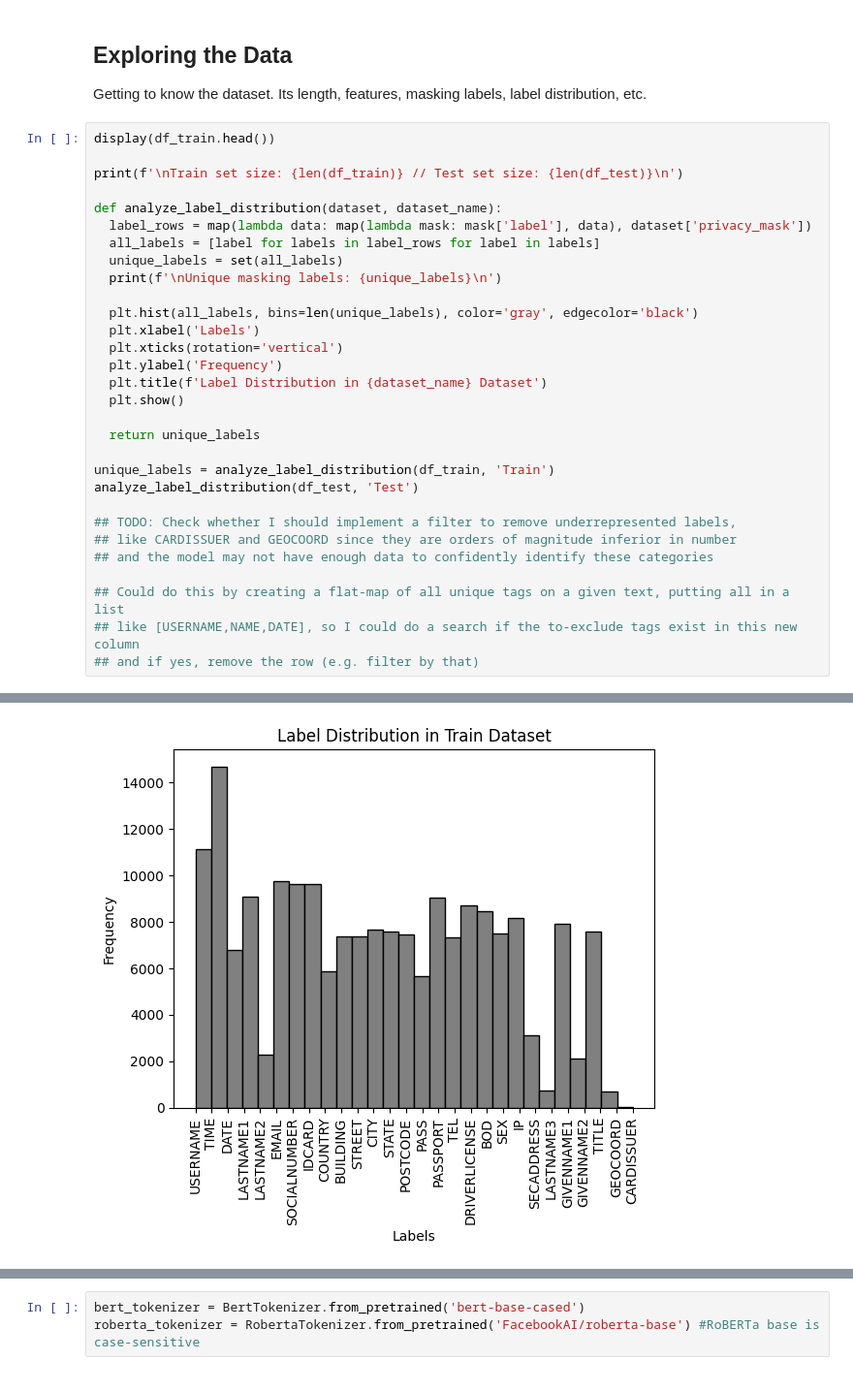
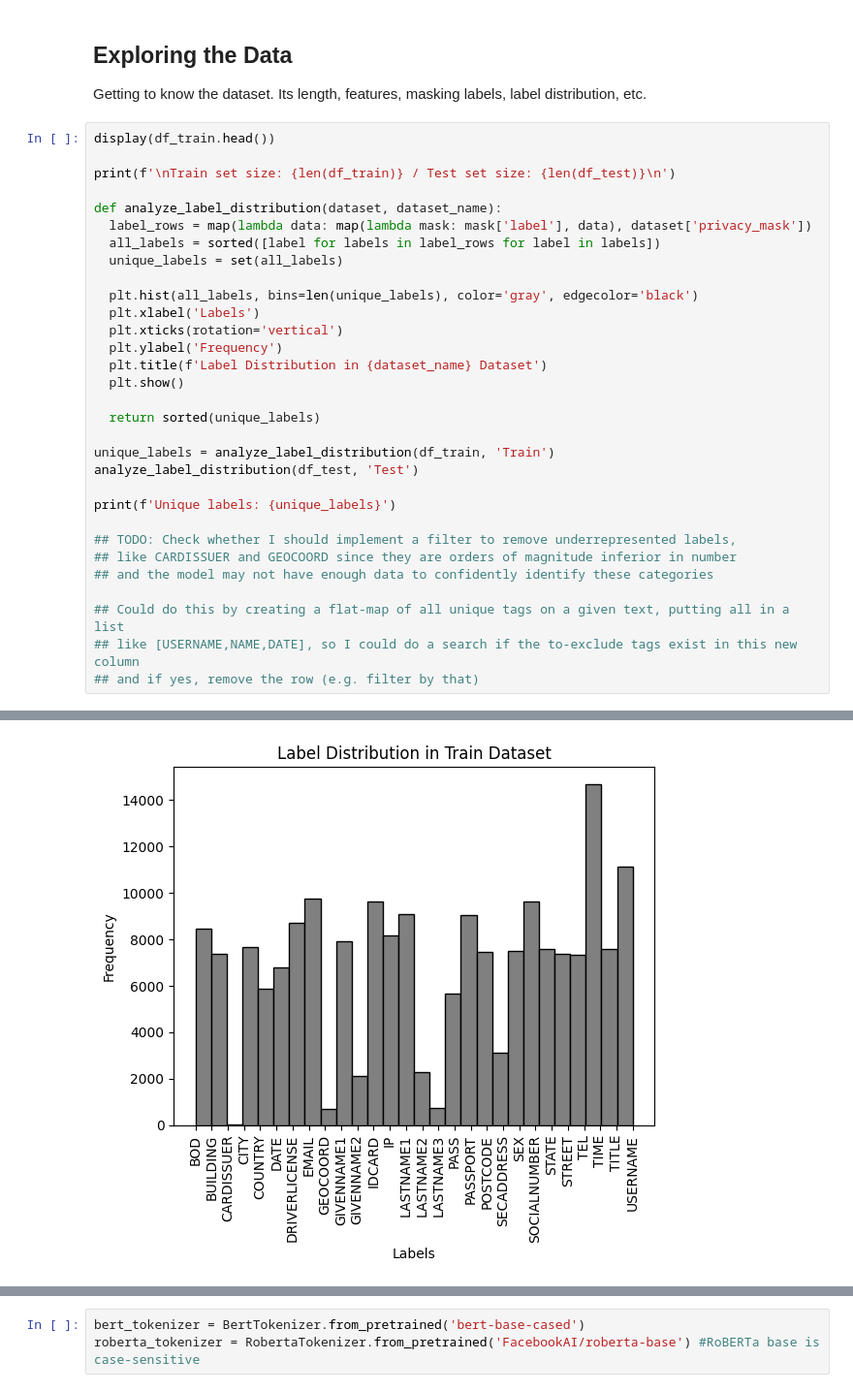
Before and after one commit to nataliarampon/pii-masker, a Jupyter notebook: PII_Masker.ipynb, the cells around one changed output, grey strips where cells are left out. Shown at 97% size. Cells and saved outputs as stored; diff of their text form.

```diff
--- a/PII_Masker.ipynb
+++ b/PII_Masker.ipynb
@@ -60,13 +44,12 @@ Getting to know the dataset. Its length, features, masking labels, label distrib
 # %%
 display(df_train.head())
 
-print(f'\nTrain set size: {len(df_train)} // Test set size: {len(df_test)}\n')
+print(f'\nTrain set size: {len(df_train)} / Test set size: {len(df_test)}\n')
 
 def analyze_label_distribution(dataset, dataset_name):
   label_rows = map(lambda data: map(lambda mask: mask['label'], data), dataset['privacy_mask'])
-  all_labels = [label for labels in label_rows for label in labels]
+  all_labels = sorted([label for labels in label_rows for label in labels])
   unique_labels = set(all_labels)
-  print(f'\nUnique masking labels: {unique_labels}\n')
 
   plt.hist(all_labels, bins=len(unique_labels), color='gray', edgecolor='black')
   plt.xlabel('Labels')
@@ -75,10 +58,12 @@ def analyze_label_distribution(dataset, dataset_name):
   plt.title(f'Label Distribution in {dataset_name} Dataset')
   plt.show()
 
-  return unique_labels
+  return sorted(unique_labels)
 
 unique_labels = analyze_label_distribution(df_train, 'Train')
 analyze_label_distribution(df_test, 'Test')
+
+print(f'Unique labels: {unique_labels}')
 
 ## TODO: Check whether I should implement a filter to remove underrepresented labels,
 ## like CARDISSUER and GEOCOORD since they are orders of magnitude inferior in number
@@ -101 +83 @@ Unique masking labels: {'LASTNAME2', 'LASTNAME3', 'COUNTRY', 'STREET', 'DRIVERLI
-[figure, old version]
+[figure, new version]
```
Also changed, not shown: parts of 7 cells of this notebook.
